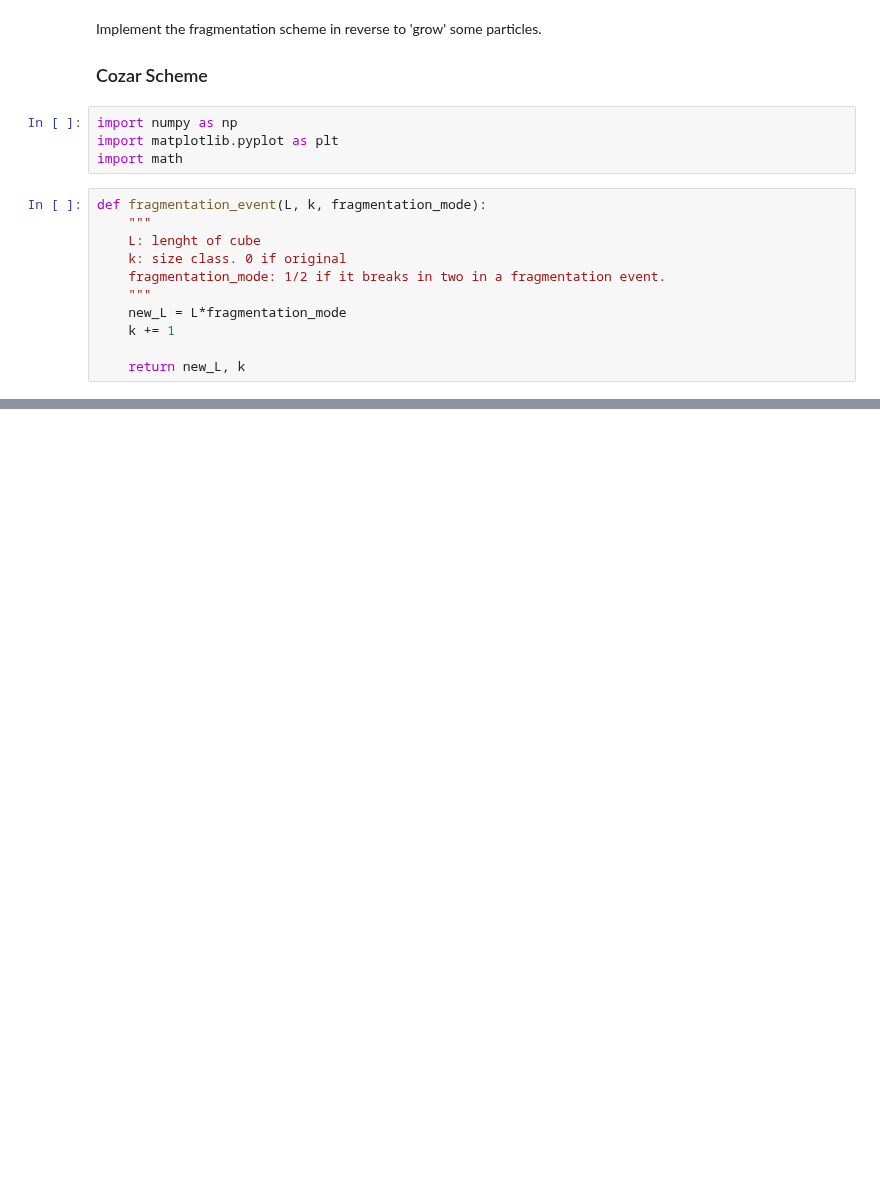
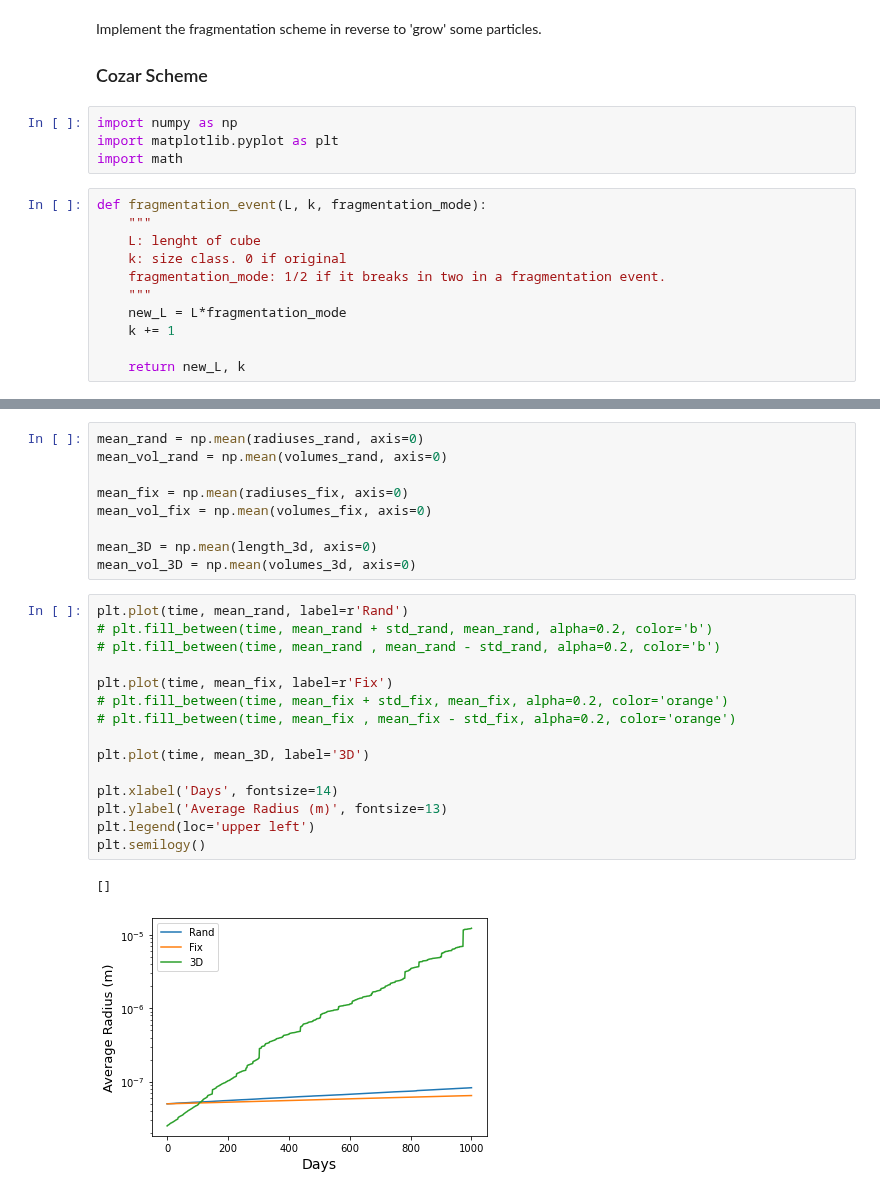
Before and after one commit to OceanParcels/Backtracking_Abyssal_Nanoplastics, a Jupyter notebook: notebooks/Reverse-fragmentation.ipynb, the cells around one changed output, grey strips where cells are left out. Drawn from its saved outputs; the diff is of its cells as text; blank space fills up the shorter version.

```diff
--- a/notebooks/Reverse-fragmentation.ipynb
+++ b/notebooks/Reverse-fragmentation.ipynb
@@ -71,0 +183,27 @@ for i, t in enumerate(time):
+# %%
+mean_rand = np.mean(radiuses_rand, axis=0)
+mean_vol_rand = np.mean(volumes_rand, axis=0)
+
+mean_fix = np.mean(radiuses_fix, axis=0)
+mean_vol_fix = np.mean(volumes_fix, axis=0)
+
+mean_3D = np.mean(length_3d, axis=0)
+mean_vol_3D = np.mean(volumes_3d, axis=0)
+# %%
+plt.plot(time, mean_rand, label=r'Rand')
+# plt.fill_between(time, mean_rand + std_rand, mean_rand, alpha=0.2, color='b')
+# plt.fill_between(time, mean_rand , mean_rand - std_rand, alpha=0.2, color='b')
+
+plt.plot(time, mean_fix, label=r'Fix')
+# plt.fill_between(time, mean_fix + std_fix, mean_fix, alpha=0.2, color='orange')
+# plt.fill_between(time, mean_fix , mean_fix - std_fix, alpha=0.2, color='orange')
+
+plt.plot(time, mean_3D, label='3D')
+
+plt.xlabel('Days', fontsize=14)
+plt.ylabel('Average Radius (m)', fontsize=13)
+plt.legend(loc='upper left')
+plt.semilogy()
+# %% [output]
+[]
+[figure, added]
```
Also changed, not shown: parts of 22 cells of this notebook, 2 other files.
